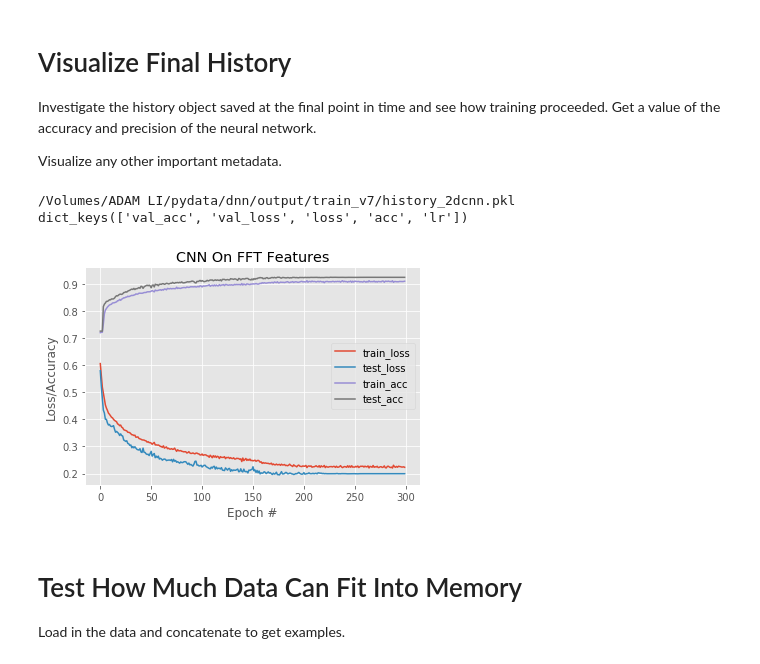
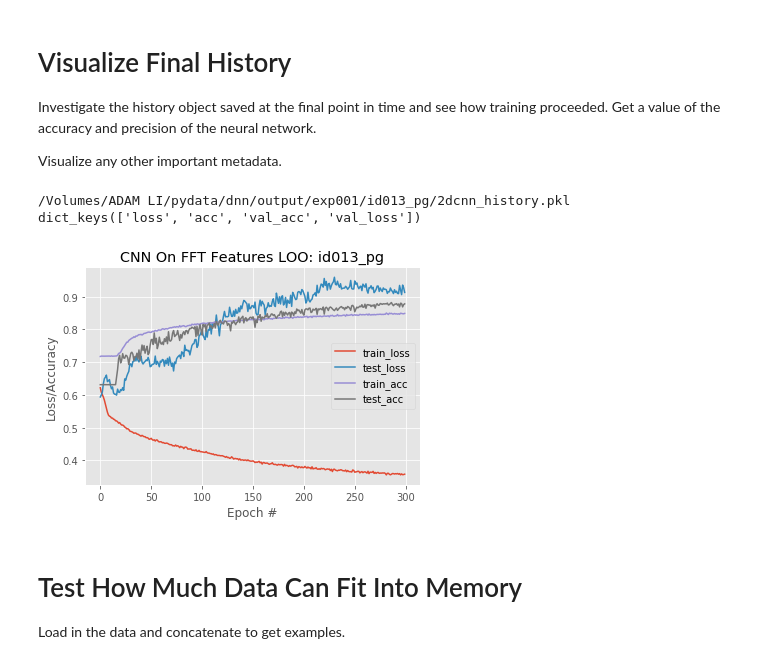
Before and after one commit to adam2392/dnn-unsupervised, a Jupyter notebook: notebooks/Visualize Training Results.ipynb, the cells around one changed output. Saved outputs shown, nothing was run; the diff lists cells and outputs as text; code cells hidden in the pictures.

```diff
--- a/notebooks/Visualize Training Results.ipynb
+++ b/notebooks/Visualize Training Results.ipynb
@@ -93,49 +93,53 @@ Investigate the history object saved at the final point in time and see how trai
 Visualize any other important metadata.
 # %%
 expname = 'train_v7'
+patient = 'id013_pg'
+expname = 'exp001/' + patient
 # expname = '2dcnn_fragility'
 outputdatadir = os.path.join('/Volumes/ADAM LI/pydata/dnn/output/', expname)
-finalhistfile = os.path.join(outputdatadir, 'history_2dcnn.pkl')
+
+finalhistfile = os.path.join(outputdatadir, '2dcnn_history.pkl')
+# finalhistfile = os.path.join(outputdatadir, 'history_2dcnn.pkl')
 # %%
 print(finalhistfile)
 # hist = pickle.load(finalhistfile)
 H = np.load(finalhistfile)
 print(H.keys())
 # %% [output]
-/Volumes/ADAM LI/pydata/dnn/output/train_v7/history_2dcnn.pkl
-dict_keys(['val_acc', 'val_loss', 'loss', 'acc', 'lr'])
+/Volumes/ADAM LI/pydata/dnn/output/exp001/id013_pg/2dcnn_history.pkl
+dict_keys(['loss', 'acc', 'val_acc', 'val_loss'])
 # %%
 # # plot the training loss and accuracy
 # N = np.arange(0, len(H["loss"][0:15]))
 # plt.style.use("ggplot")
 # plt.figure()
 # plt.plot(N, H["loss"][0:15], label="train_loss")
 # plt.plot(N, H["val_loss"][0:15], label="test_loss")
 # plt.plot(N, H["acc"][0:15], label="train_acc")
 # plt.plot(N, H["val_acc"][0:15], label="test_acc")
 # plt.title("CNN On Network Fragility Features")
 # plt.xlabel("Epoch #")
 # plt.ylabel("Loss/Accuracy")
 # plt.legend()
 # plt.show()
 
 # plot the training loss and accuracy
 N = np.arange(0, len(H["loss"]))
 plt.style.use("ggplot")
 plt.figure()
 plt.plot(N, H["loss"], label="train_loss")
 plt.plot(N, H["val_loss"], label="test_loss")
 plt.plot(N, H["acc"], label="train_acc")
 plt.plot(N, H["val_acc"], label="test_acc")
-plt.title("CNN On FFT Features")
+plt.title("CNN On FFT Features LOO: " + patient)
 plt.xlabel("Epoch #")
 plt.ylabel("Loss/Accuracy")
 plt.legend()
 plt.show()
 
 # print(model.summary())
 # %% [output]
-[figure, old version]
+[figure, new version]
 # %% [markdown]
 # Test How Much Data Can Fit Into Memory
 
```
Also changed, not shown: 3 other files.
